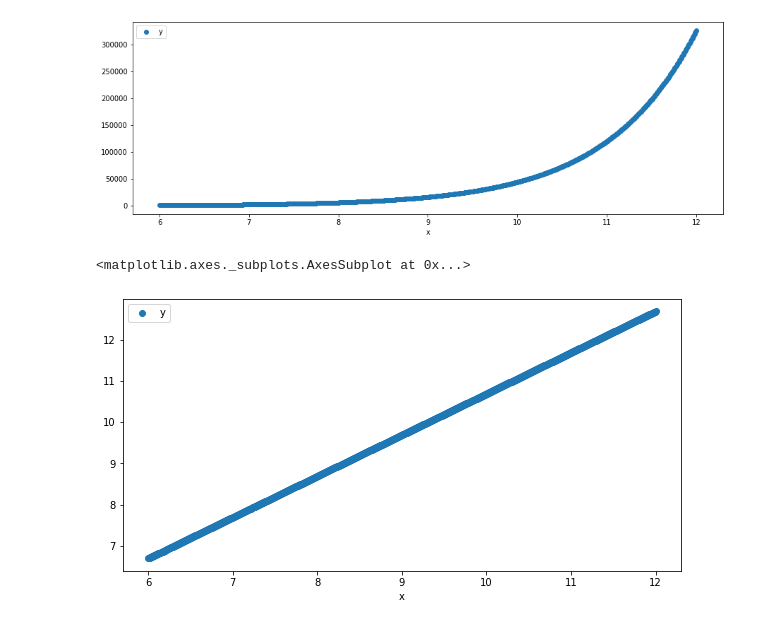
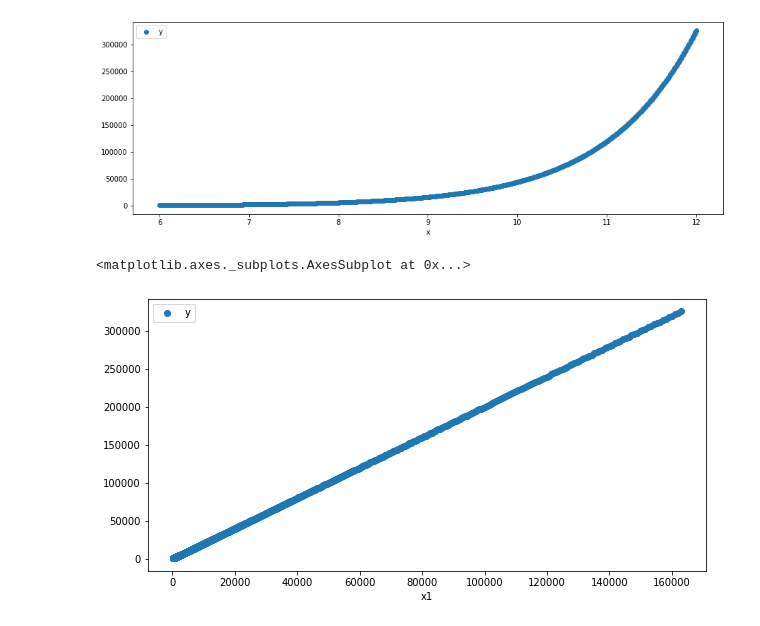
Before and after one commit to edwardcjohnson/sandbox, a Jupyter notebook: tensorflow/linear_regression.ipynb, the cells around one changed output. Saved outputs shown, nothing was run; the diff lists cells and outputs as text; code cells hidden in the pictures.

```diff
--- a/tensorflow/linear_regression.ipynb
+++ b/tensorflow/linear_regression.ipynb
@@ -0,0 +1,22 @@
+# %%
+import matplotlib.pyplot as plt
+import numpy as np
+import pandas as pd
+import sklearn.model_selection
+import tensorflow as tf
+
+def create_dataframe(start, stop, n_samples):
+    # intialise dataframe
+    df = pd.DataFrame({
+        'x':np.linspace(start, stop, n_samples)
+    })
+    # create response
+    df['y'] = create_sin_wave_with_noise(df['x'])
+    return df
+
+def create_sin_wave_with_noise(t):
+    e = np.random.normal(0, 0.2, len(t))
+    return np.sin(t) + e
+
+df = create_dataframe(0, 30, 1001)
+df.plot('x','y', figsize=(15,5), style='o')
@@ -0,0 +26,4 @@
+# %%
+# Since we want a linear model, create a new feature that is similar to the shape of 'x'
+df['x1'] = np.sin(df['x'])
+df.plot('x1','y', figsize=(10,5), style='o')
@@ -7,7 +125,9 @@ import tensorflow as tf
 
 def create_dataframe(start, stop, n_samples):
     # intialise dataframe
-    df = pd.DataFrame({'x':np.linspace(start, stop, n_samples)} )
+    df = pd.DataFrame({
+        'x':np.linspace(start, stop, n_samples)
+    })
     # create response
     df['y'] = create_exponential_growth_with_noise(a=1, r=2, t=df['x'])
     return df
@@ -22,12 +142,12 @@ df.plot('x','y', figsize=(15,5), style='o')
 <matplotlib.axes._subplots.AxesSubplot at 0x...>
 [figure]
 # %%
-# Since we want a linear model, let's take the log
-df['y'] = np.log(df['y'])
-df.plot('x','y', figsize=(10,5), style='o')
+# Since we want a linear model, create a new feature that is similar to the shape of 'x'
+df['x1'] = np.exp(df['x'])
+df.plot('x1', 'y', figsize=(10,5), style='o')
 # %% [output]
 <matplotlib.axes._subplots.AxesSubplot at 0x...>
-[figure, old version]
+[figure, new version]
 # %%
 # split the data into train and test sets
 df_train, df_test = sklearn.model_selection.train_test_split(df, test_size=0.33)
```
Also changed, not shown: parts of 8 cells of this notebook.
